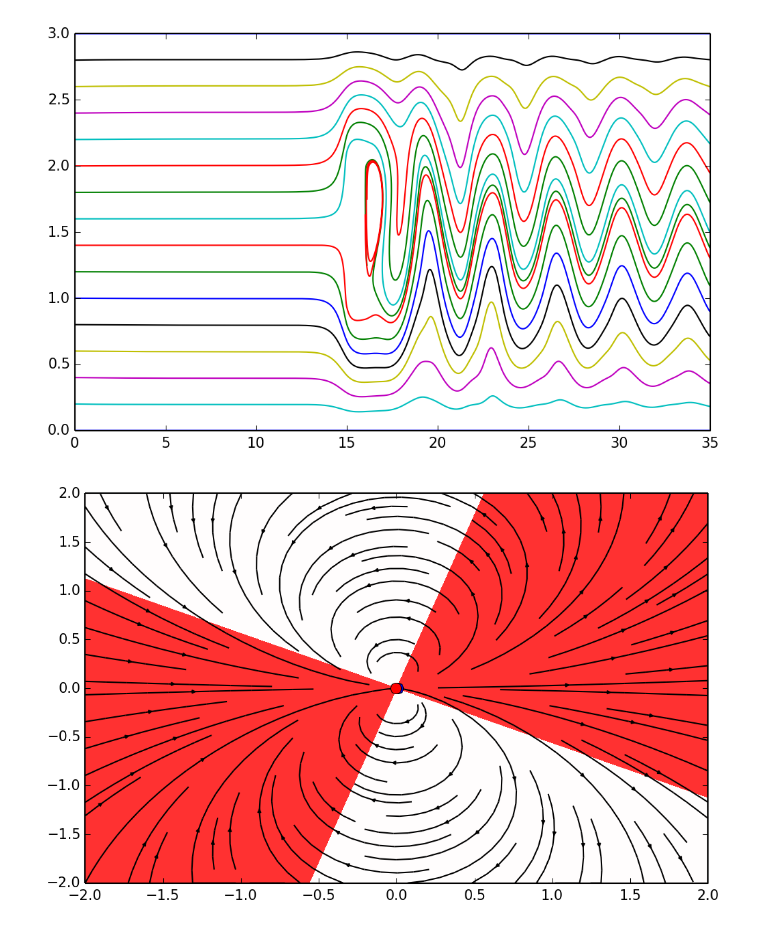
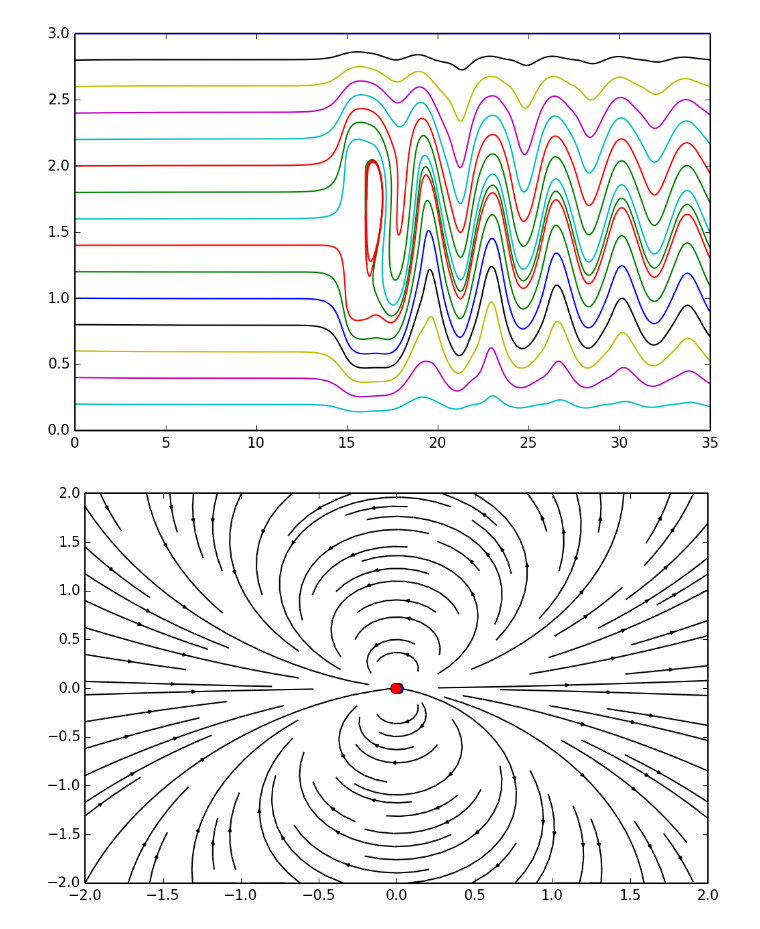
Before and after one commit to ljetibo/Notebooks, a Jupyter notebook: StreamlineFlow.ipynb, the cells around one changed output. Saved outputs shown, nothing was run; the diff lists cells and outputs as text; code cells hidden in the pictures.

```diff
--- a/StreamlineFlow.ipynb
+++ b/StreamlineFlow.ipynb
@@ -8,7 +10,7 @@ Populating the interactive namespace from numpy and matplotlib
 import csv
 import os
 
-path = r"C:\Users\User\Notebooks\DataFiles\flow"
+path = r"C:\Users\Dino\Desktop\Test\Notebooks\DataFiles\flow"
 
 def ReadCSV(path_to_dat):
     x, y = list(), list()
@@ -28,4 +30,3 @@ def SortData(path):
     return x, y
 
 x, y = SortData(path)
-len(x)
@@ -38,11 +37,18 @@ for i in range(0, len(x)):
 [figure]
 # %%
 class charge:
+    """
+    Class representing a single charged particle.
+    charge class is consisted of a charge value q
+    and a tuple representing coordinates of the charged particle.
+    """
     def __init__(self, q, pos):
+        """
+        Send (q, pos) where q is a float value representing charge
+        and pos is a tuple of coordinates (x,y)
+        """
         self.q=q
         self.pos=pos
-
-
 
 def E_point_charge(q, a, x, y):
     """
@@ -55,78 +61,68 @@ def E_point_charge(q, a, x, y):
     with E field strenght values at given points xi, yi
     I.e. For Ex you get in carhesian coords:
 
                   q*rx            |where rx is distance of a point on the graph
     Ei =  ---------------------   |and location of the point charge, basically:
-            (rx^2 + ry^2)^(3/2)   |x_plot - x_ofPointCharge
-                                  ndarray    fixed point
+            (rx^2 + ry^2)^(3/2)   |x_on_plot - x_ofPointCharge
 
+    If you read the code carefully, you'll see that you're subtracting: ndarray-number
+    when you're calculating ri. This can happen because numpy will automatically subtract
+    the number from all values inside a numpy array. This is a quick way of getting all
+    ri's on our graph.
     """
     return q*(x-a[0])/((x-a[0])**2+(y-a[1])**2)**(1.5), \
         q*(y-a[1])/((x-a[0])**2+(y-a[1])**2)**(1.5)
 
 
 def E_total(x, y, charges):
     """
-                  1    SUM   qi*ri
-    E = ------------ SUM    -------
-         4*pi*eps0     SUM   ri^2
-                        i
+             1       ---   qi*ri
+    E = ------------ \    -------
+         4*pi*eps0   /     ri^2
+                     ---
+                      i
     Run through all sent charges, and add E field values in all the points
     on the graph into an ndarray for final total value of E field.
     """
     Ex, Ey=0, 0
     for C in charges:
         E=E_point_charge(C.q, C.pos, x, y)
         Ex=Ex+E[0]
         Ey=Ey+E[1]
     return [ Ex, Ey ]
 
 
-#get a location grid in place. From -2 to 2 with 2000 dots linearly placed in between
-x0, x1=-2, 2
-y0, y1=-2, 2
-x= np.linspace(x0, x1, 2000)
-y= np.linspace(y0, y1, 2000)
-x, y = meshgrid(x, y)
+def plotCharges(charges, xspan=(-2,2), yspan=(-2,2), npoints=2000):
+    """
+    Function that finally draws the electric field. Send charges
+    as a list of charge objects of all charges you want to plot"""
+    #get a location grid in place.
+    x= np.linspace(xspan[0], xspan[1], npoints)
+    y= np.linspace(yspan[0], yspan[1], npoints)
+
+    #get actual points in which we'll calc our E field.
+    x, y = meshgrid(x, y) #create a meshgrid from the 2k equaly spaced points
+                          #basically, match appropriate x's and y's
+
+    Ex, Ey=E_total(x, y, charges) #calc the actual field values
+
+    streamplot(x, y, Ex, Ey, color='k') #and draw the lines
+
+    # plot point charges (circles/dots)
+    for C in charges:
+        if C.q>0:
+            plot(C.pos[0], C.pos[1], 'bo', ms=8*sqrt(C.q))
+        if C.q<0:
+            plot(C.pos[0], C.pos[1], 'ro', ms=8*sqrt(-C.q))
+
+    gca().set_xlim(xspan[0], xspan[1])
+    gca().set_ylim(yspan[0], yspan[1])
+    plt.show()
 
 
 # charges and positions
-#QUADRIPOLE
-#charges=[ charge(-3, [0.005, 0.005]), charge(-3, [-0.005, -0.005]),
-#         charge(3, [-0.005, 0.005]), charge(3, [0.005, -0.005]) ]
 #DIPOLE
 charges=[ charge(1, [0.005, 0]), charge(-1, [-0.005, 0])]
-#OCTUPOLE
-#charges=[charge(-1, [0.5, 0.5]), charge(-1, [-0.5, -0.5]),
-#         charge(-1, [-0.5, 0.5]), charge(-1, [0.5, -0.5]),
-#         charge(1, [0, 0.5]), charge(1, [0, -0.5]),
-#         charge(1, [-0.5, 0]), charge(1, [0.5, 0]) ]
-#USE TOGETHER WITH:
-#x0, x1=-1, 1
-#y0, y1=-1, 1
-#x= np.linspace(x0, x1, 2000)
-#y= np.linspace(y0, y1, 2000)
-#x, y = meshgrid(x, y)
-
-Ex, Ey=E_total(x, y, charges)
-E_tot = Ex+Ey
-
-levels = MaxNLocator(nbins=5).tick_values(E_tot.min(), E_tot.max())
-cmap = plt.get_cmap('seismic')
-norm = BoundaryNorm(levels, ncolors=cmap.N, clip=True)
-plt.contourf(x, y, Ex+Ey, levels, cmap=cmap)
-
-plt.streamplot(x, y, Ex, Ey, color='k', cmap=cmap)
-
-# plot point charges
-for C in charges:
-    if C.q>0:
-        plot(C.pos[0], C.pos[1], 'bo', ms=8*sqrt(C.q))
-    if C.q<0:
-        plot(C.pos[0], C.pos[1], 'ro', ms=8*sqrt(-C.q))
-
-gca().set_xlim(x0, x1)
-gca().set_ylim(y0, y1)
-plt.show()
+plotCharges(charges)
 # %% [output]
-[figure, old version]
+[figure, new version]
```
Also changed, not shown: parts of 10 cells of this notebook.
